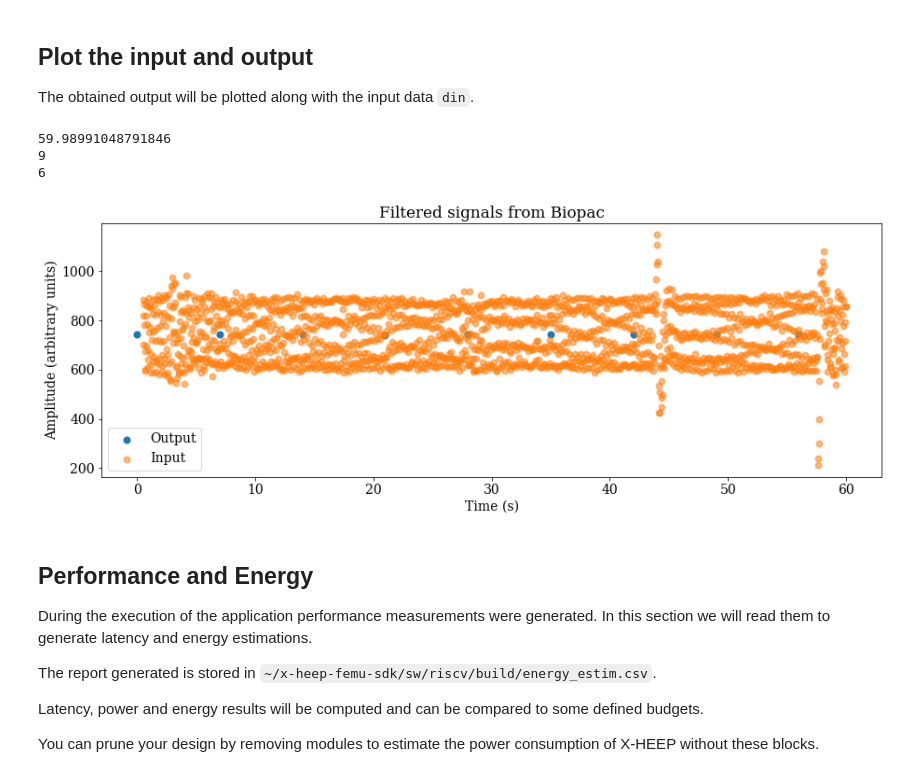
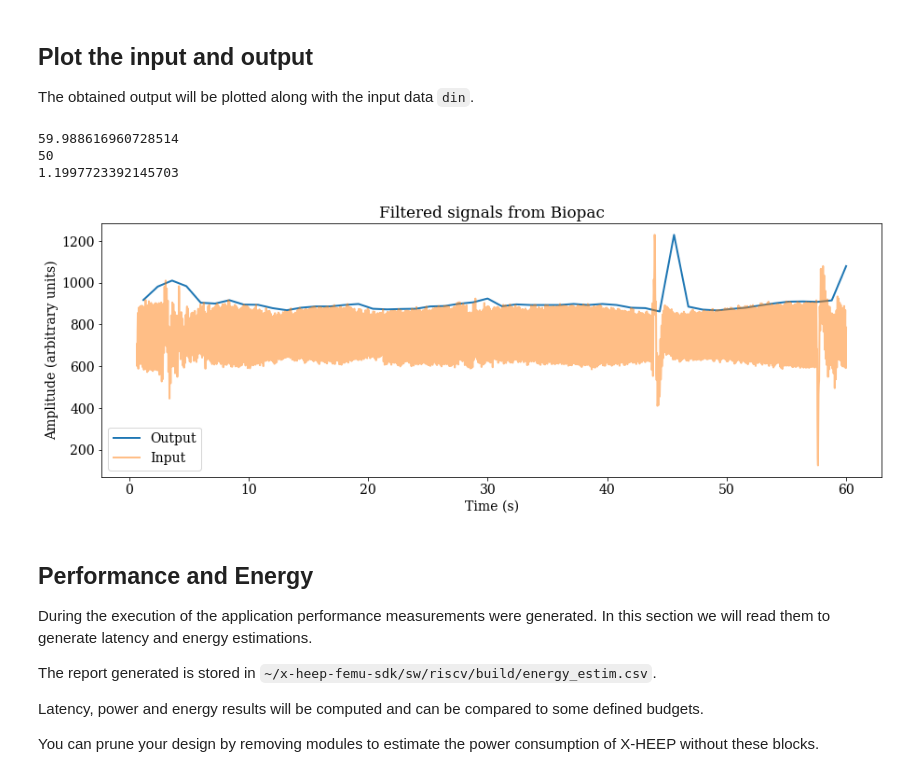
Before and after one commit to esl-epfl/x-heep-femu-sdk, a Jupyter notebook: sw/arm/jupyter_notebooks/adc-emu/adc-emu.ipynb, the cells around one changed output. Cells and saved outputs as stored; diff of their text form; code cells hidden in the pictures.

Commit message:
Acquisition working, filtering and plotting

```diff
--- a/sw/arm/jupyter_notebooks/adc-emu/adc-emu.ipynb
+++ b/sw/arm/jupyter_notebooks/adc-emu/adc-emu.ipynb
@@ -98,7 +98,8 @@ The `.pkl` variable can be read and use as input signal to the `virtual ADC`. Th
 import numpy as np
 from timeseries import Timeseries
 
-INPUT_DATA_LENGTH           = 2000
+INPUT_DATA_LENGTH   = 2560
+INPUT_BUFFER_SIZE   = 50
 
 # Load the data as a timeseries
 din = Timeseries.load(NB_PATH + PATH_OUT + FILENAME + EXTENSION_OUT)
@@ -116,5 +117,5 @@ din.time = din.time[INPUT_DATA_LENGTH::downsample]
 din.export_bin(path=APP_PATH, name=ADC_BIN_NAME)
 
 INPUT_DATA_LENGTH = len(din.data)
-print(f"Sent {INPUT_DATA_LENGTH} of {inital_samples} words as input")
+print(f"Set {INPUT_DATA_LENGTH} of {inital_samples} words as input")
 # %% [output]
@@ -270,43 +273,41 @@ ts.time = din.time
 series[0].append(ts)
 
 # Add some time information based on knowledge of what was input and the expected output
-print(max(ts.time))
-print(int(2500/256))
-print(int(max(ts.time)/int(2500/256)))
-series[0][0].time = list(range(0, int(max(ts.time)),1+int(max(ts.time)/int(2500/256))))
+step = max(ts.time)/int(INPUT_DATA_LENGTH/INPUT_BUFFER_SIZE)
+series[0][0].time = list(np.arange(step, int(max(ts.time)) + step, step))
 series[0][1].time = ts.time
 
 # Generate subplot to show the results
 plts = len(series)
 plt_height = 5
 
 plt.rcParams["font.family"] = "serif"
 plt.rcParams["font.size"] = 14
 FIG_HEIGHT = 4
 fig, axs = plt.subplots(ncols=plts, figsize=(3*plt_height*plts, plt_height))
 
 # Plot configurations
 a = [1,0.5,0.5] # Alpha (opacity)
 
 # Plot the desired signals
 for p in range(plts):
     for s in range(len(series[p])):
         ax = axs if len(series) == 1 else axs[p]
         if len(series[p][s].time) > 0:
-            ax.scatter(series[p][s].time, series[p][s].data,
+            ax.plot(series[p][s].time, series[p][s].data,
                     alpha = a[s], linewidth=2)
         else:
             ax.plot(series[p][s].data,
                     alpha = a[s])
     ax.legend([seq.name for seq in series[p]], loc='lower left')
     ax.set_xlabel("Time (s)")
     ax.set_ylabel("Amplitude (arbitrary units)")
     ax.set_title(f"Filtered signals from {FILENAME}")
 # %% [output]
-59.98991048791846
-9
-6
+59.988616960728514
+50
+1.1997723392145703
-[figure, old version]
+[figure, new version]
 # %% [markdown]
 ## Performance and Energy
 
```
Also changed, not shown: parts of 3 cells of this notebook, 3 other files.
